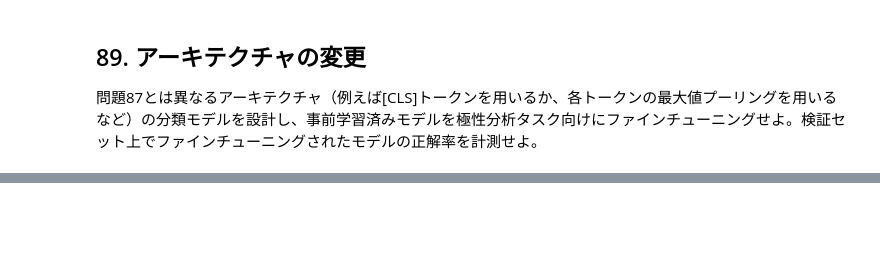
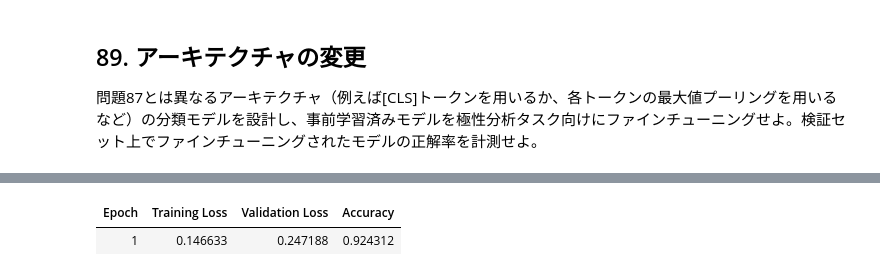
Before and after one commit to hotaru0318-ux/2025, a Jupyter notebook: ja/ch09.ipynb, the cells around one changed output, grey strips where cells are left out. Saved outputs shown, nothing was run; the diff lists cells and outputs as text; code cells hidden in the pictures; blank space fills up the shorter version.

```diff
--- a/ja/ch09.ipynb
+++ b/ja/ch09.ipynb
@@ -240,3 +536,84 @@ The movie was full of crap. vs The movie was full of rubbish.: 0.9807
 ## 89. アーキテクチャの変更
 
 問題87とは異なるアーキテクチャ（例えば[CLS]トークンを用いるか、各トークンの最大値プーリングを用いるなど）の分類モデルを設計し、事前学習済みモデルを極性分析タスク向けにファインチューニングせよ。検証セット上でファインチューニングされたモデルの正解率を計測せよ。
+# %%
+import torch
+import torch.nn as nn
+from transformers import BertModel, BertTokenizer, TrainingArguments, Trainer, DataCollatorWithPadding
+from datasets import load_dataset
+import evaluate
+import numpy as np
+
+# 1. データセットの再準備
+dataset = load_dataset("nyu-mll/glue", "sst2")
+tokenizer = BertTokenizer.from_pretrained('bert-base-uncased')
+
+def tokenize_function(examples):
+    return tokenizer(examples["sentence"], truncation=True)
+
+tokenized_datasets = dataset.map(tokenize_function, batched=True)
+data_collator = DataCollatorWithPadding(tokenizer=tokenizer)
+metric = evaluate.load("accuracy")
+
+def compute_metrics(eval_pred):
+    logits, labels = eval_pred
+    predictions = np.argmax(logits, axis=-1)
+    return metric.compute(predictions=predictions, references=labels)
+
+# 2. カスタムモデルの定義 (Max Poolingを使用)
+class BertForSequenceClassificationWithMaxPooling(nn.Module):
+    def __init__(self, model_name='bert-base-uncased', num_labels=2):
+        super().__init__()
+        self.bert = BertModel.from_pretrained(model_name)
+        self.dropout = nn.Dropout(0.1)
+        self.classifier = nn.Linear(self.bert.config.hidden_size, num_labels)
+        self.num_labels = num_labels
+
+    def forward(self, input_ids=None, attention_mask=None, token_type_ids=None, labels=None, **kwargs):
+        outputs = self.bert(input_ids, attention_mask=attention_mask, token_type_ids=token_type_ids)
+        last_hidden_state = outputs.last_hidden_state
+
+        expanded_mask = attention_mask.unsqueeze(-1).expand(last_hidden_state.size()).float()
+        masked_hidden_state = last_hidden_state.masked_fill(expanded_mask == 0, -1e9)
+
+        pooled_output = torch.max(masked_hidden_state, dim=1)[0]
+        pooled_output = self.dropout(pooled_output)
+        logits = self.classifier(pooled_output)
+
+        loss = None
+        if labels is not None:
+            loss_fct = nn.CrossEntropyLoss()
+            loss = loss_fct(logits.view(-1, self.num_labels), labels.view(-1))
+
+        return {"loss": loss, "logits": logits} if loss is not None else {"logits": logits}
+
+custom_model = BertForSequenceClassificationWithMaxPooling()
+
+# 3. 学習の設定
+training_args_89 = TrainingArguments(
+    output_dir="./results_maxpooling",
+    eval_strategy="epoch",
+    learning_rate=2e-5,
+    per_device_train_batch_size=16,
+    per_device_eval_batch_size=16,
+    num_train_epochs=1,
+    weight_decay=0.01,
+    logging_steps=100,
+    report_to="none"
+)
+
+# 4. Trainerの実行 (tokenizer引数をprocessing_classに修正)
+trainer_89 = Trainer(
+    model=custom_model,
+    args=training_args_89,
+    train_dataset=tokenized_datasets["train"],
+    eval_dataset=tokenized_datasets["validation"],
+    processing_class=tokenizer,
+    data_collator=data_collator,
+    compute_metrics=compute_metrics,
+)
+
+trainer_89.train()
+eval_results_89 = trainer_89.evaluate()
+print(f"\nMax Poolingモデルの検証セット正解率: {eval_results_89['eval_accuracy']:.4f}")
+# %% [output]
@@ -242,0 +634,2 @@ The movie was full of crap. vs The movie was full of rubbish.: 0.9807
+| Epoch | Training Loss | Validation Loss | Accuracy |
+| 1 | 0.146633 | 0.247188 | 0.924312 |
```
Also changed, not shown: parts of 7 cells of this notebook.
